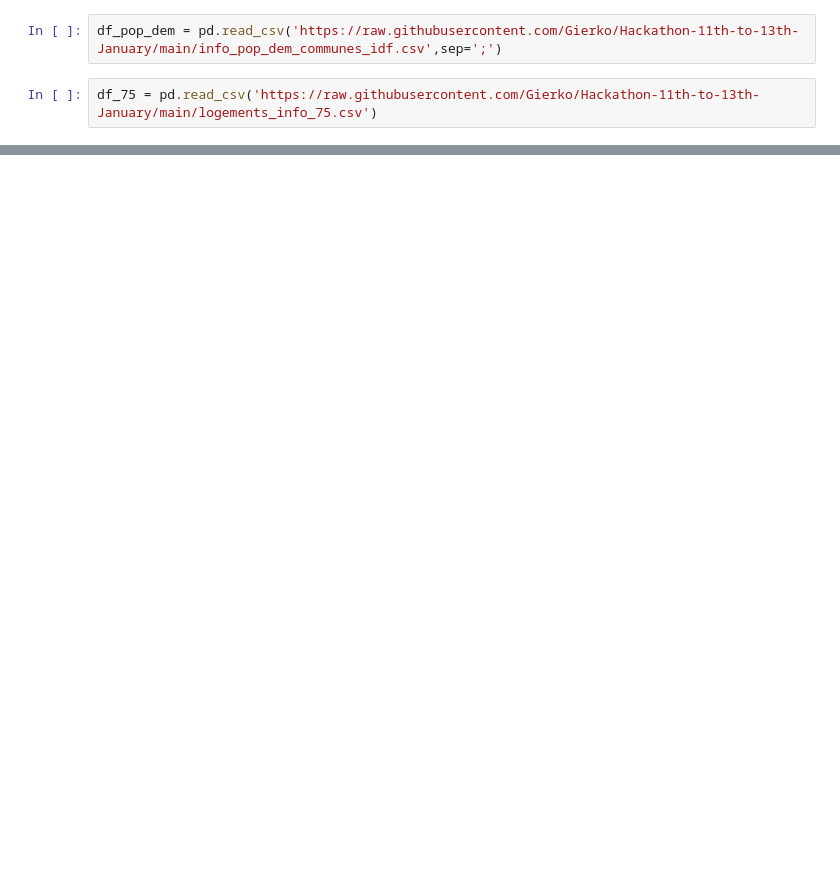
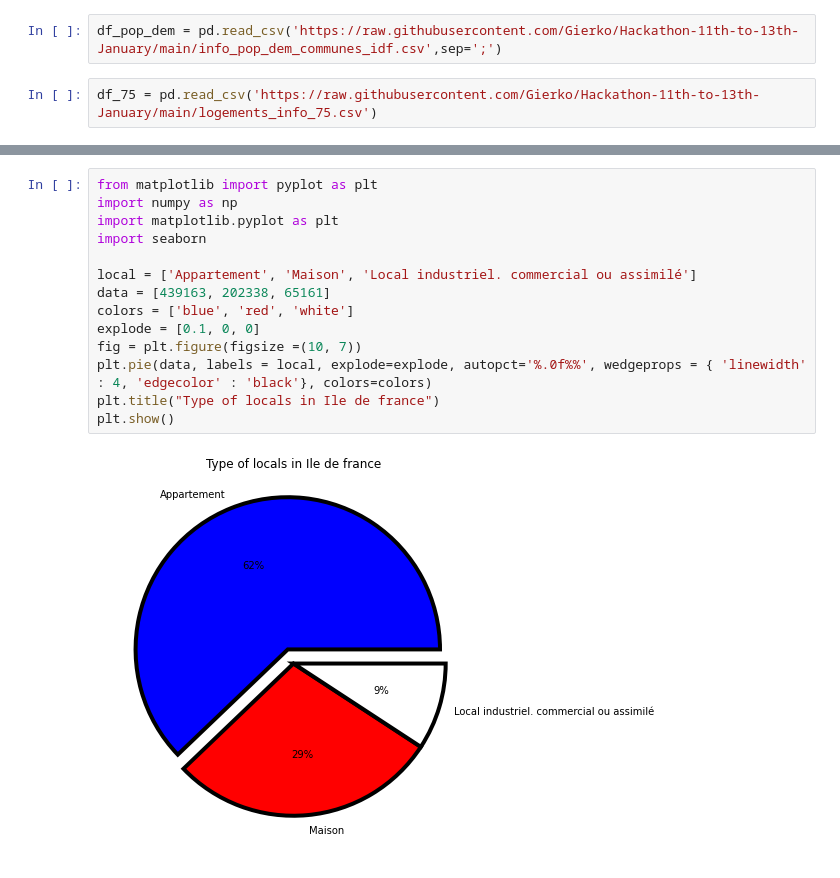
Before and after one commit to LuisaPolicarpo/Hackathon--aws, a Jupyter notebook: EDA/Luísa_Hackaton_RealEstate.ipynb, the cells around one changed output, grey strips where cells are left out. Cells and saved outputs as stored; diff of their text form; blank space fills up the shorter version.

```diff
--- a/EDA/Luísa_Hackaton_RealEstate.ipynb
+++ b/EDA/Luísa_Hackaton_RealEstate.ipynb
@@ -23,0 +94,16 @@ df_14_15 = pd.read_csv('https://raw.githubusercontent.com/Gierko/Hackathon-11th-
+# %%
+from matplotlib import pyplot as plt
+import numpy as np
+import matplotlib.pyplot as plt
+import seaborn
+
+local = ['Appartement', 'Maison', 'Local industriel. commercial ou assimilé']
+data = [439163, 202338, 65161]
+colors = ['blue', 'red', 'white']
+explode = [0.1, 0, 0]
+fig = plt.figure(figsize =(10, 7))
+plt.pie(data, labels = local, explode=explode, autopct='%.0f%%', wedgeprops = { 'linewidth' : 4, 'edgecolor' : 'black'}, colors=colors)
+plt.title("Type of locals in Ile de france")
+plt.show()
+# %% [output]
+[figure, added]
```
Also changed, not shown: parts of 21 cells of this notebook.
